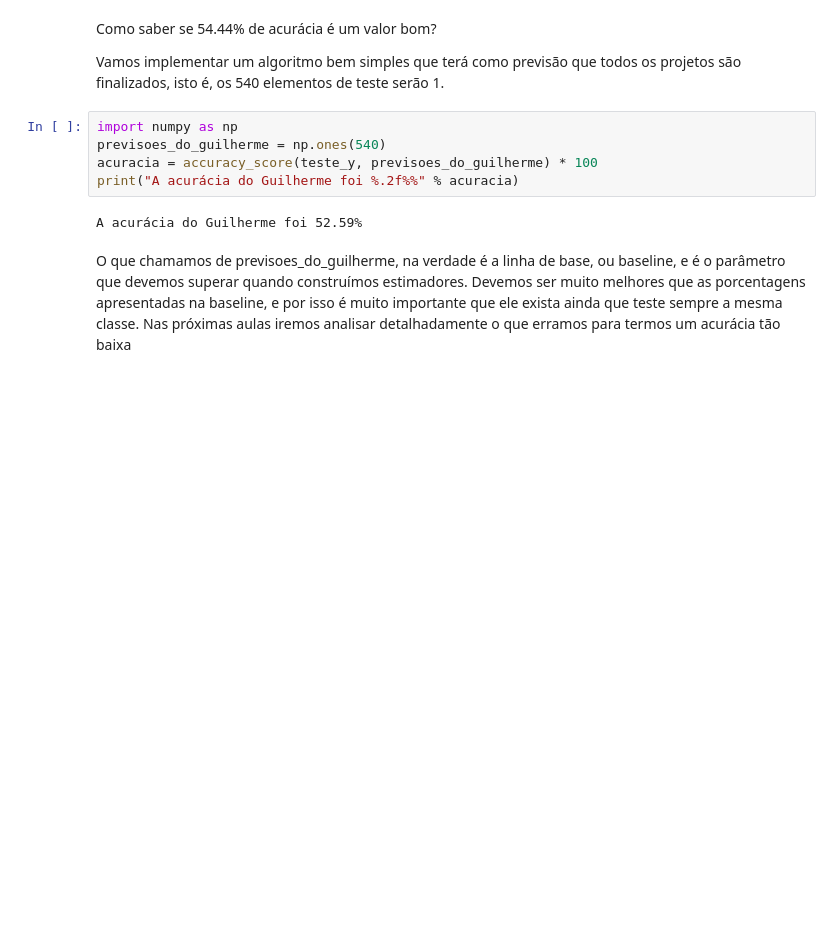
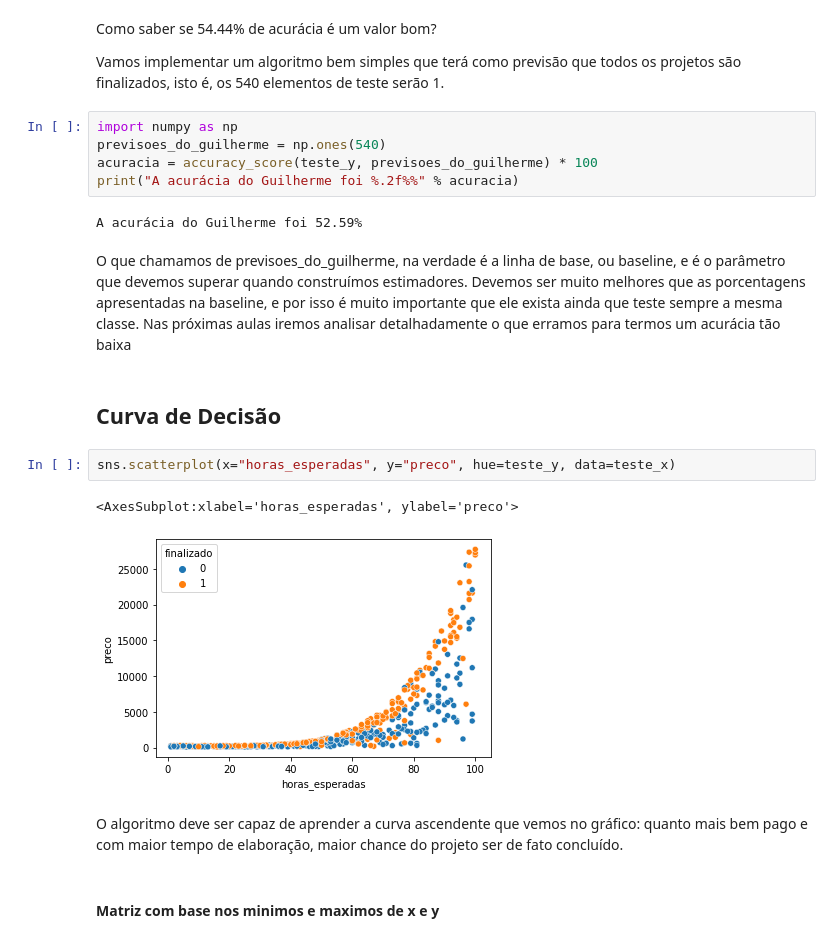
Before and after one commit to gizelecardoso/intro_sklearn_alura, a Jupyter notebook: hours_project_fineshed.ipynb, the cells around one changed output. Cells and saved outputs as stored; diff of their text form; blank space fills up the shorter version.

Commit message:
Analise da curva de decisao temos um modelo nao linear

```diff
--- a/hours_project_fineshed.ipynb
+++ b/hours_project_fineshed.ipynb
@@ -122,3 +122,14 @@ print("A acurácia do Guilherme foi %.2f%%" % acuracia)
 A acurácia do Guilherme foi 52.59%
 # %% [markdown]
 O que chamamos de previsoes_do_guilherme, na verdade é a linha de base, ou baseline, e é o parâmetro que devemos superar quando construímos estimadores. Devemos ser muito melhores que as porcentagens apresentadas na baseline, e por isso é muito importante que ele exista ainda que teste sempre a mesma classe. Nas próximas aulas iremos analisar detalhadamente o que erramos para termos um acurácia tão baixa
+# %% [markdown]
+## Curva de Decisão
+# %%
+sns.scatterplot(x="horas_esperadas", y="preco", hue=teste_y, data=teste_x)
+# %% [output]
+<AxesSubplot:xlabel='horas_esperadas', ylabel='preco'>
+[figure, added]
+# %% [markdown]
+O algoritmo deve ser capaz de aprender a curva ascendente que vemos no gráfico: quanto mais bem pago e com maior tempo de elaboração, maior chance do projeto ser de fato concluído.
+# %% [markdown]
+#### Matriz com base nos minimos e maximos de x e y
```
Also changed, not shown: parts of 23 cells of this notebook.
